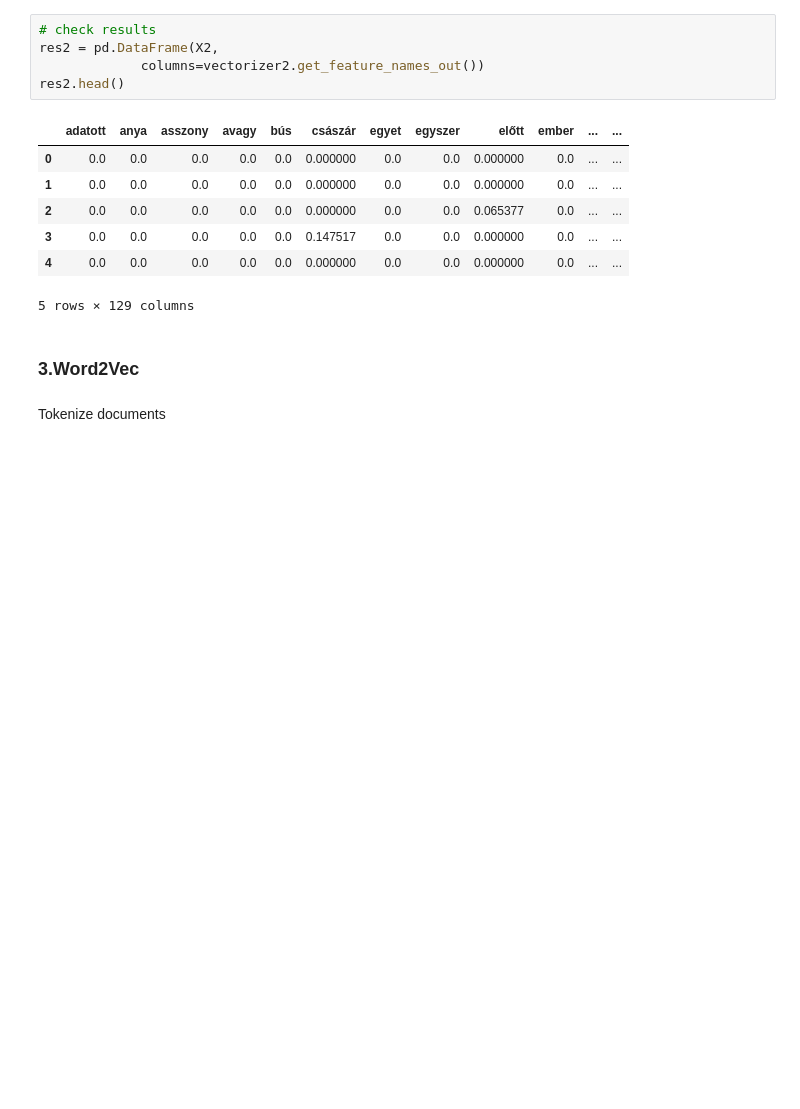
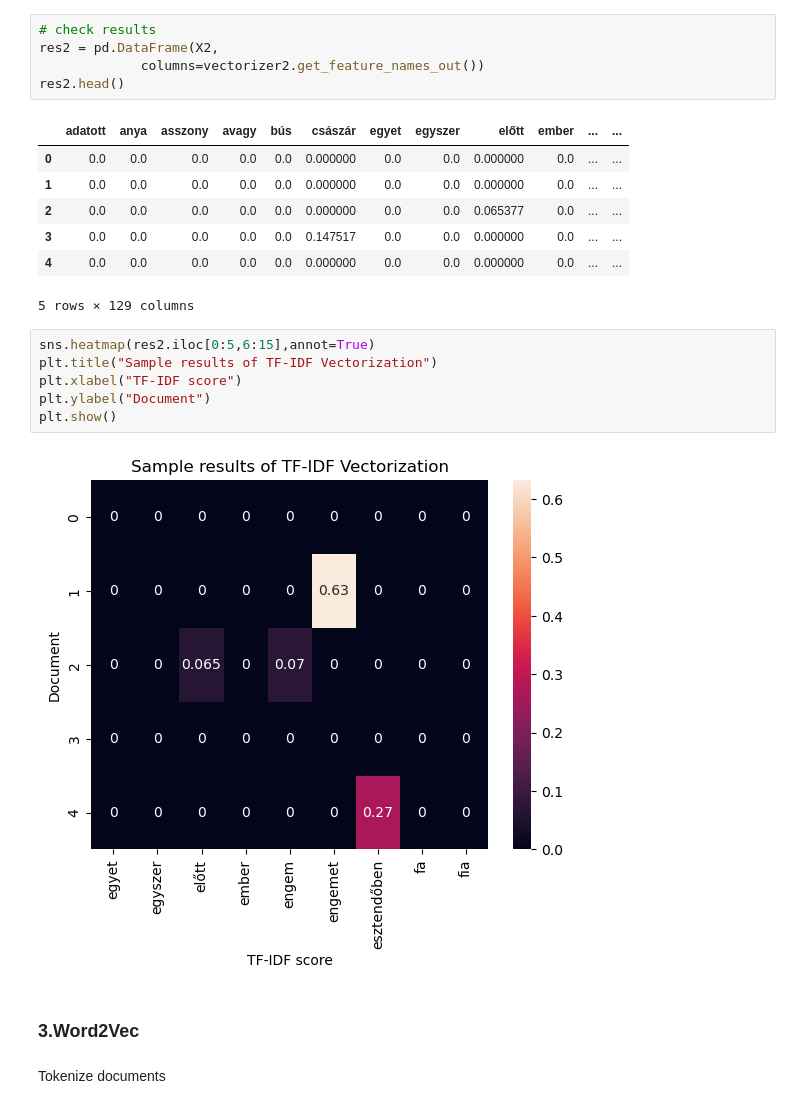
Before and after one commit to leventekim/hun-classify, a Jupyter notebook: scripts/1_hun_classifier.ipynb, the cells around one changed output. Saved outputs shown, nothing was run; the diff lists cells and outputs as text; blank space fills up the shorter version.

```diff
--- a/scripts/1_hun_classifier.ipynb
+++ b/scripts/1_hun_classifier.ipynb
@@ -209,6 +210,14 @@ res2.head()
 | 3 | 0.0 | 0.0 | 0.0 | 0.0 | 0.0 | 0.147517 | 0.0 | 0.0 | 0.000000 | 0.0 | ... | ... |
 | 4 | 0.0 | 0.0 | 0.0 | 0.0 | 0.0 | 0.000000 | 0.0 | 0.0 | 0.000000 | 0.0 | ... | ... |
 5 rows × 129 columns
+# %%
+sns.heatmap(res2.iloc[0:5,6:15],annot=True)
+plt.title("Sample results of TF-IDF Vectorization")
+plt.xlabel("TF-IDF score")
+plt.ylabel("Document")
+plt.show()
+# %% [output]
+[figure, added]
 # %% [markdown]
 ### 3.Word2Vec
 # %% [markdown]
```
Also changed, not shown: parts of 6 cells of this notebook.
